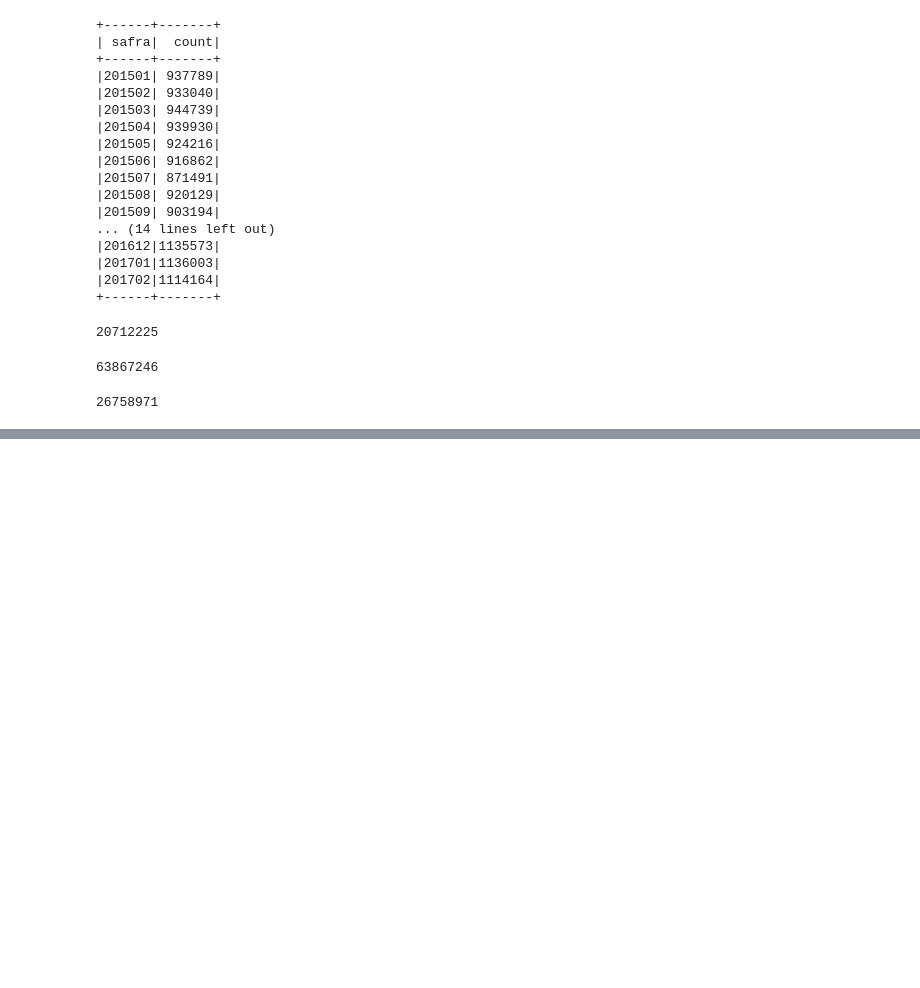
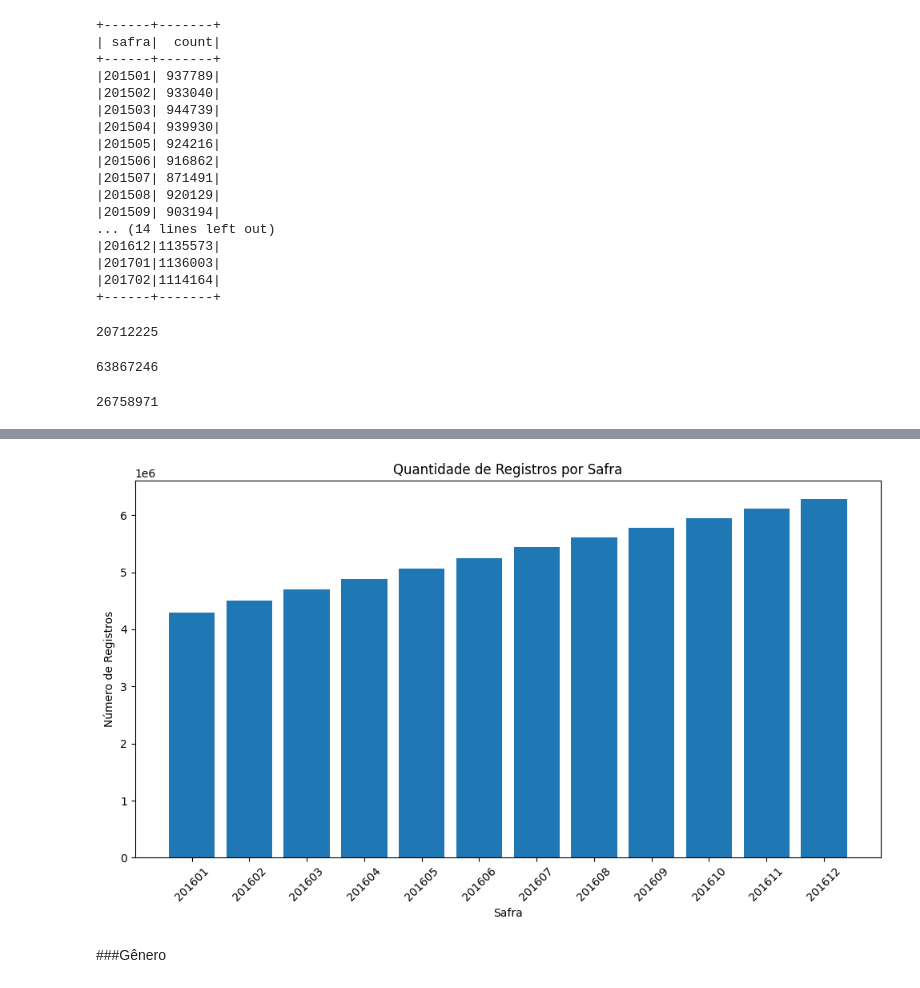
Before and after one commit to jups02/dm, a Jupyter notebook: case_dm.ipynb, the cells around one changed output, grey strips where cells are left out. Cells and saved outputs as stored; diff of their text form; code cells hidden in the pictures; blank space fills up the shorter version.

```diff
--- a/case_dm.ipynb
+++ b/case_dm.ipynb
@@ -9,5 +42,6 @@ setup sessão spark (grande volume de dados)
 from pyspark.sql import SparkSession
 
 spark = SparkSession.builder \
+    .master('local[*]') \
     .appName("ChurnCase") \
     .getOrCreate()
@@ -43,6 +86,6 @@ path_base = "/kaggle/input/case-data-master-2024"
 # %%
 #leitura dos dados
-transactions = spark.read.parquet(f"{path_base}/transactions.parquet")
-members = spark.read.parquet(f"{path_base}/members.parquet")
-user_logs = spark.read.parquet(f"{path_base}/user_logs.parquet")
+df_transactions = spark.read.parquet(f"{path}/transactions.parquet")
+df_members = spark.read.parquet(f"{path}/members.parquet")
+df_user_logs = spark.read.parquet(f"{path}/user_logs.parquet")
 # %%
@@ -149,0 +275,16 @@ user_logs.count()
+# %%
+
+safra_counts_df = df_members.groupBy("safra").count().orderBy("safra").toPandas()
+
+plt.figure(figsize=(10, 6))
+plt.bar(safra_counts_df["safra"], safra_counts_df["count"])
+plt.xlabel("Safra")
+plt.ylabel("Número de Registros")
+plt.title("Quantidade de Registros por Safra")
+plt.xticks(rotation=45)
+plt.tight_layout()
+plt.show()
+# %% [output]
+[figure, added]
+# %% [markdown]
+###Gênero
```
Also changed, not shown: parts of 48 cells of this notebook, 1 other file.
